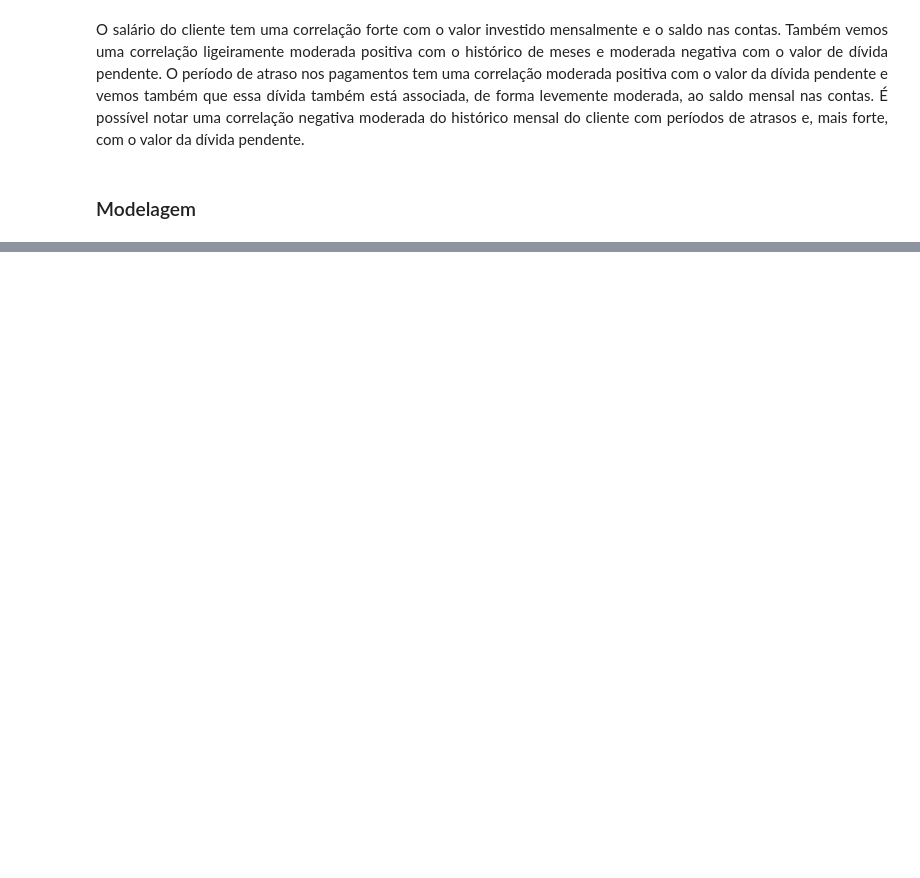
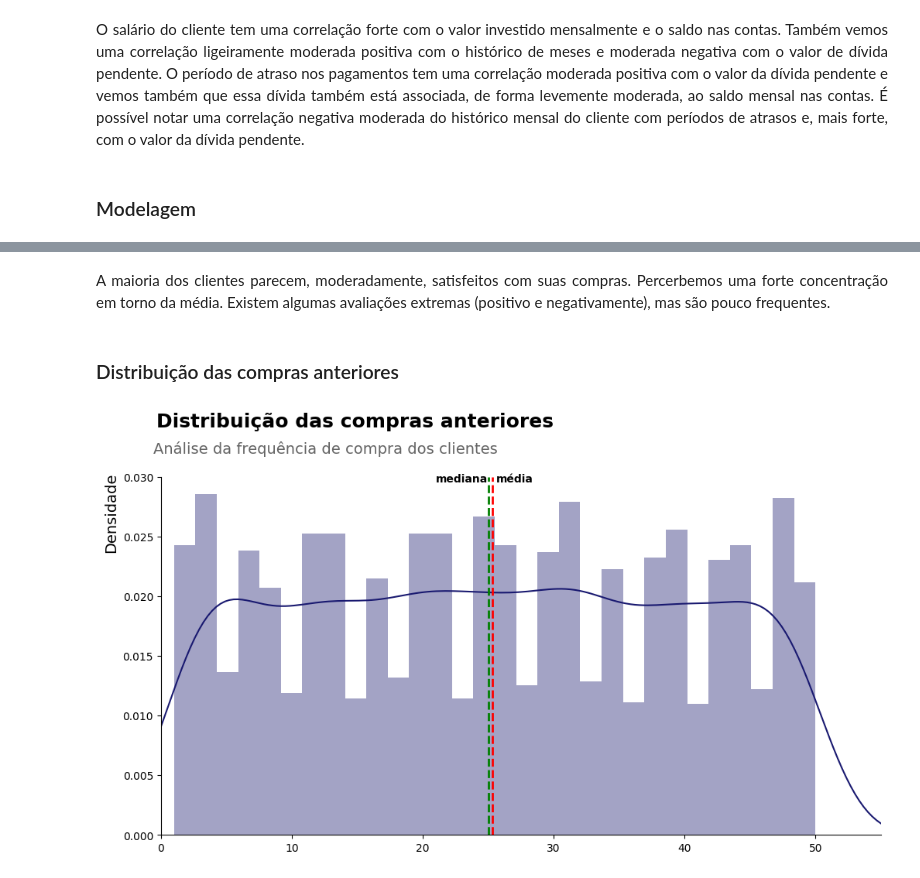
Before and after one commit to LilianeAquino/projeto_ml_II_santander_coders, a Jupyter notebook: trabalho_ada_ML.ipynb, the cells around one changed output, grey strips where cells are left out. Drawn from its saved outputs; the diff is of its cells as text; code cells hidden in the pictures; blank space fills up the shorter version.

```diff
--- a/trabalho_ada_ML.ipynb
+++ b/trabalho_ada_ML.ipynb
@@ -672,0 +819,26 @@ plt.show()
+# %% [markdown]
+<p style='text-align: justify;'><font size=3.>A maioria dos clientes parecem, moderadamente, satisfeitos com suas compras. Percerbemos uma forte concentração em torno da média. Existem algumas avaliações extremas (positivo e negativamente), mas são pouco frequentes.</font></p>
+# %% [markdown]
+### Distribuição das compras anteriores
+# %%
+suptitle = 'Distribuição das compras anteriores'
+title = 'Análise da frequência de compra dos clientes'
+
+ax = sns.distplot(df_clientes['Previous Purchases'], bins=30, kde=True, color='#191970')
+ax.figure.set_size_inches(12, 6)
+ax.set_ylabel('Densidade', fontsize=14, horizontalalignment='left', y=0.79)
+ax.set_xlabel(None)
+ax.spines[['top', 'right']].set_visible(False)
+
+plt.axvline(x=25.35, color='r', linestyle='dashed', linewidth=2, label='Média')
+plt.text(27., 0.0296, 'média', fontsize=10, weight='bold', horizontalalignment='center')
+plt.axvline(x=25.00, color='g', linestyle='dashed', linewidth=2, label='Mediana')
+plt.text(23, 0.0296, 'mediana', fontsize=10, weight='bold', horizontalalignment='center')
+
+plt.xlim(0, 55)
+plt.suptitle(suptitle, fontsize=18, y=1.02, horizontalalignment='left', x=0.12, color='black', weight='bold')
+plt.title(title, fontsize=14, color='#646464', y=1.05, loc='left', x=-0.01)
+plt.grid(False)
+plt.show()
+# %% [output]
+[figure, added]
```
Also changed, not shown: parts of 98 cells of this notebook.
